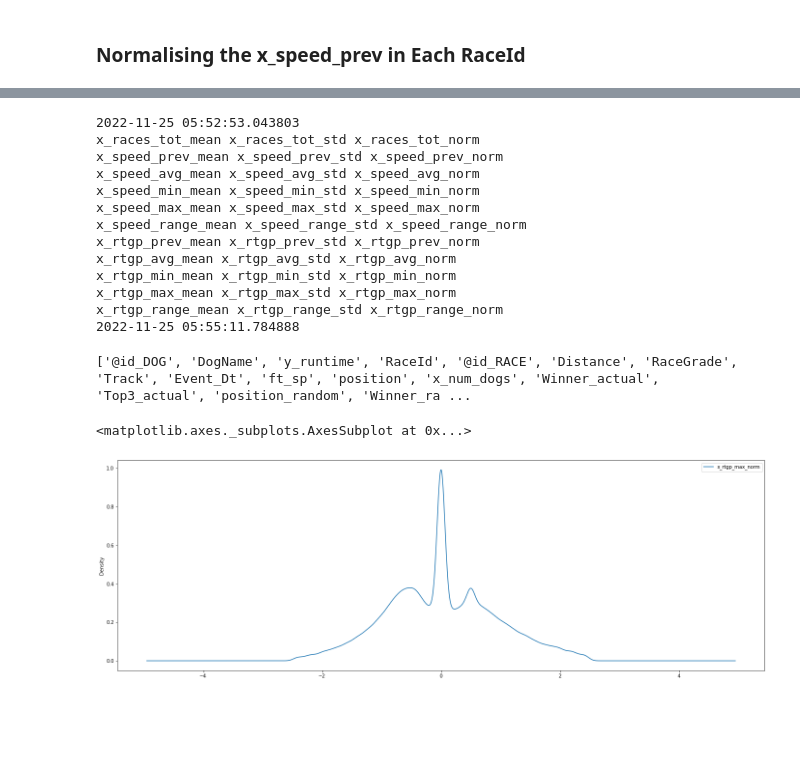
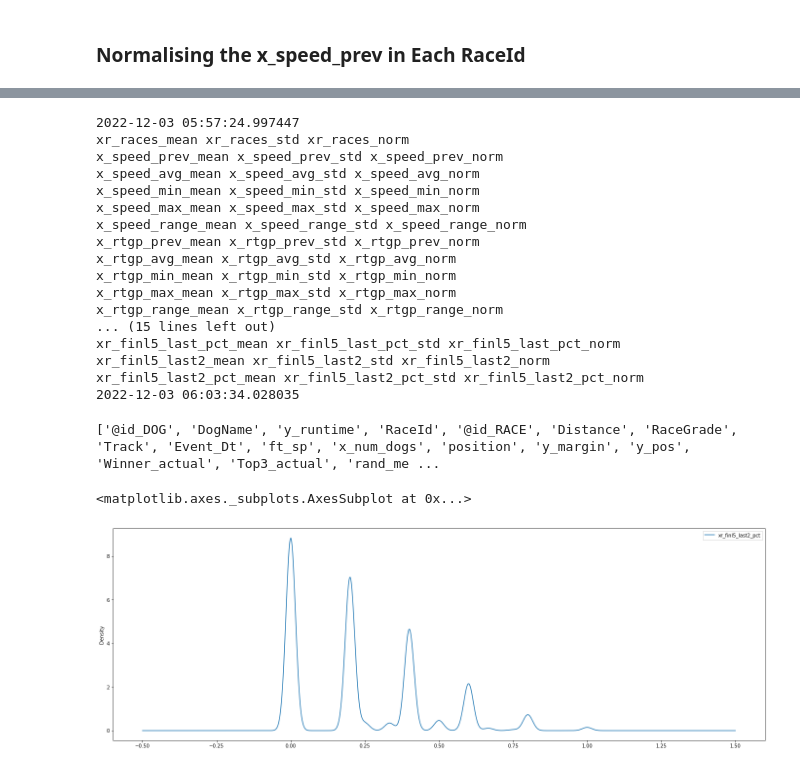
Before and after one commit to ageofthegit/greyhound-racing, a Jupyter notebook: Azure/C030_CONSOL_Std & Rank.ipynb, the cells around one changed output, grey strips where cells are left out. Drawn from its saved outputs; the diff is of its cells as text; code cells hidden in the pictures; blank space fills up the shorter version.

```diff
--- a/Azure/C030_CONSOL_Std & Rank.ipynb
+++ b/Azure/C030_CONSOL_Std & Rank.ipynb
@@ -108,0 +141,10 @@ print(df_categorical.columns.values.tolist())
+# %%
+
+# Import the Performance Dataset
+dateprep_perf = 'dataprep_performance_2022-12-03.csv'
+
+df_perf = pd.read_csv(f'{fileloc}/{dateprep_perf}')
+
+print(df_perf.shape)
+print()
+print(df_perf.columns.values.tolist())
@@ -128,7 +194,15 @@ print(df_base1.columns.values.tolist())
 
 print()
 print()
-df_base = pd.merge( df_base1, df_categorical.drop(columns = ['DogName','Distance','x_dist_gp']), on = ['@id_DOG','@id_RACE'], how = 'left')
+df_base2 = pd.merge( df_base1, df_categorical.drop(columns = ['DogName','Distance','x_dist_gp']), on = ['@id_DOG','@id_RACE'], how = 'left')
+print(df_base2.shape)
+print(df_base2.columns.values.tolist())
+
+print()
+print()
+df_base = pd.merge( df_base2, df_perf, on = ['@id_DOG','@id_RACE'], how = 'left')
 print(df_base.shape)
 print(df_base.columns.values.tolist())
+
+del df_base0, df_base1, df_base2
 # %% [output]
@@ -209,9 +294,14 @@ df_base['x_rtgp_avg'].plot( kind='density', legend=True, figsize = (24,8) )
 
 print(datetime.now())
 
-cols_to_norm = ['x_races_tot' \
+cols_to_norm = ['xr_races' \
                 , 'x_speed_prev' ,'x_speed_avg' ,'x_speed_min' ,'x_speed_max' ,'x_speed_range'\
-                , 'x_rtgp_prev', 'x_rtgp_avg', 'x_rtgp_min', 'x_rtgp_max', 'x_rtgp_range']
+                , 'x_rtgp_prev', 'x_rtgp_avg', 'x_rtgp_min', 'x_rtgp_max', 'x_rtgp_range'\
+                , 'xr_wins', 'xr_wins_pct', 'xr_fin_t2', 'xr_fin_t2_pct'\
+                , 'xr_wins_l5', 'xr_wins_l5_pct', 'xr_finl5_t2', 'xr_finl5_t2_pct'\
+                , 'xr_fin_plc', 'xr_fin_plc_pct'\
+                , 'xr_fin_last', 'xr_fin_last_pct', 'xr_fin_last2', 'xr_fin_last2_pct'
+                , 'xr_finl5_last', 'xr_finl5_last_pct', 'xr_finl5_last2', 'xr_finl5_last2_pct']
 
 for curr_col in cols_to_norm:
 
@@ -229,15 +319,18 @@ for curr_col in cols_to_norm:
 
     #df_base[norm_name] = (df_base[curr_col] - df_base[mean_name]) / df_base[std_name]
     #df_base['x_speed_prev_norm'] = df_base.apply(lambda x : 0.5 if (x.x_speed_prev_mean == 0) | (x.x_speed_prev_std == 0) | (pd.isna(x.x_speed_prev_std)) else ( x.x_speed_prev - x.x_speed_prev_mean ) / x.x_speed_prev_std, axis = 1)
-    df_base[norm_name] = df_base.apply(lambda x : 0.5 if (x[mean_name] == 0) | (x[std_name] == 0) | (pd.isna(x[std_name])) else ( x[curr_col] - x[mean_name] ) / x[std_name], axis = 1)
+    df_base[norm_name] = df_base.apply(lambda x : 0 if (x[mean_name] == 0) | (x[std_name] == 0) | (pd.isna(x[std_name])) else ( x[curr_col] - x[mean_name] ) / x[std_name], axis = 1)
     #df_base[norm_name] = df_base[norm_name].fillna(0.5)
 
     df_base.drop(columns = [mean_name, std_name, no_std_name], inplace = True)
 
+    del ds_norm, mean_name, std_name, no_std_name, norm_name
+
+print()
 print(datetime.now())
 # %% [output]
-2022-11-25 05:52:53.043803
-x_races_tot_mean x_races_tot_std x_races_tot_norm
+2022-12-03 05:57:24.997447
+xr_races_mean xr_races_std xr_races_norm
 x_speed_prev_mean x_speed_prev_std x_speed_prev_norm
 x_speed_avg_mean x_speed_avg_std x_speed_avg_norm
 x_speed_min_mean x_speed_min_std x_speed_min_norm
@@ -248,17 +341,25 @@ x_rtgp_avg_mean x_rtgp_avg_std x_rtgp_avg_norm
 x_rtgp_min_mean x_rtgp_min_std x_rtgp_min_norm
 x_rtgp_max_mean x_rtgp_max_std x_rtgp_max_norm
 x_rtgp_range_mean x_rtgp_range_std x_rtgp_range_norm
-2022-11-25 05:55:11.784888
+... (15 lines left out)
+xr_finl5_last_pct_mean xr_finl5_last_pct_std xr_finl5_last_pct_norm
+xr_finl5_last2_mean xr_finl5_last2_std xr_finl5_last2_norm
+xr_finl5_last2_pct_mean xr_finl5_last2_pct_std xr_finl5_last2_pct_norm
+2022-12-03 06:03:34.028035
 # %%
 
 print(df_base.columns.values.tolist())
 # %% [output]
-['@id_DOG', 'DogName', 'y_runtime', 'RaceId', '@id_RACE', 'Distance', 'RaceGrade', 'Track', 'Event_Dt', 'ft_sp', 'position', 'x_num_dogs', 'Winner_actual', 'Top3_actual', 'position_random', 'Winner_ra ...
+['@id_DOG', 'DogName', 'y_runtime', 'RaceId', '@id_RACE', 'Distance', 'RaceGrade', 'Track', 'Event_Dt', 'ft_sp', 'x_num_dogs', 'position', 'y_margin', 'y_pos', 'Winner_actual', 'Top3_actual', 'rand_me ...
 # %%
 
 #df_base['x_races_tot_norm'].plot( kind='density', legend=True, figsize = (24,8) )
 #df_base['x_rtgp_avg_norm'].plot( kind='density', legend=True, figsize = (24,8) )
-df_base['x_rtgp_max_norm'].plot( kind='density', legend=True, figsize = (24,8) )
+#df_base['x_rtgp_max_norm'].plot( kind='density', legend=True, figsize = (24,8) )
+
+#df_base['y_margin'].plot( kind='density', legend=True, figsize = (24,8) )
+#df_base['xr_wins_pct_norm'].plot( kind='density', legend=True, figsize = (24,8) )
+df_base['xr_finl5_last2_pct'].plot( kind='density', legend=True, figsize = (24,8) )
 # %% [output]
 <matplotlib.axes._subplots.AxesSubplot at 0x...>
-[figure, old version]
+[figure, new version]
```
Also changed, not shown: parts of 27 cells of this notebook, 9 other files.
